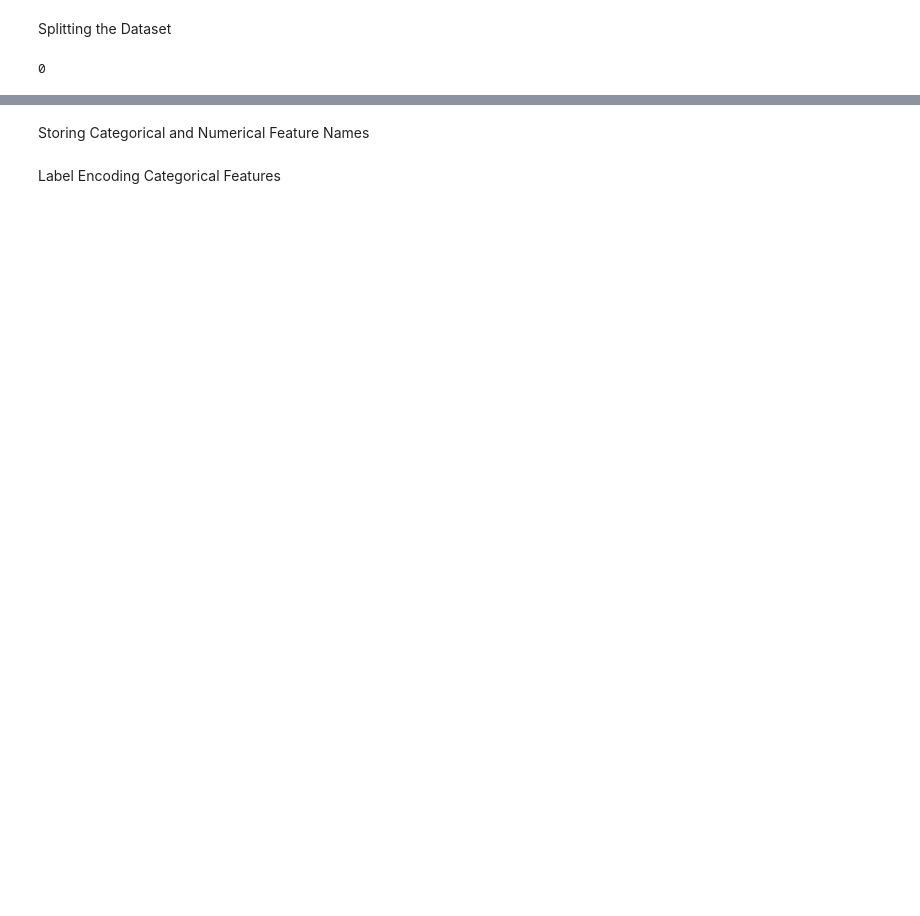
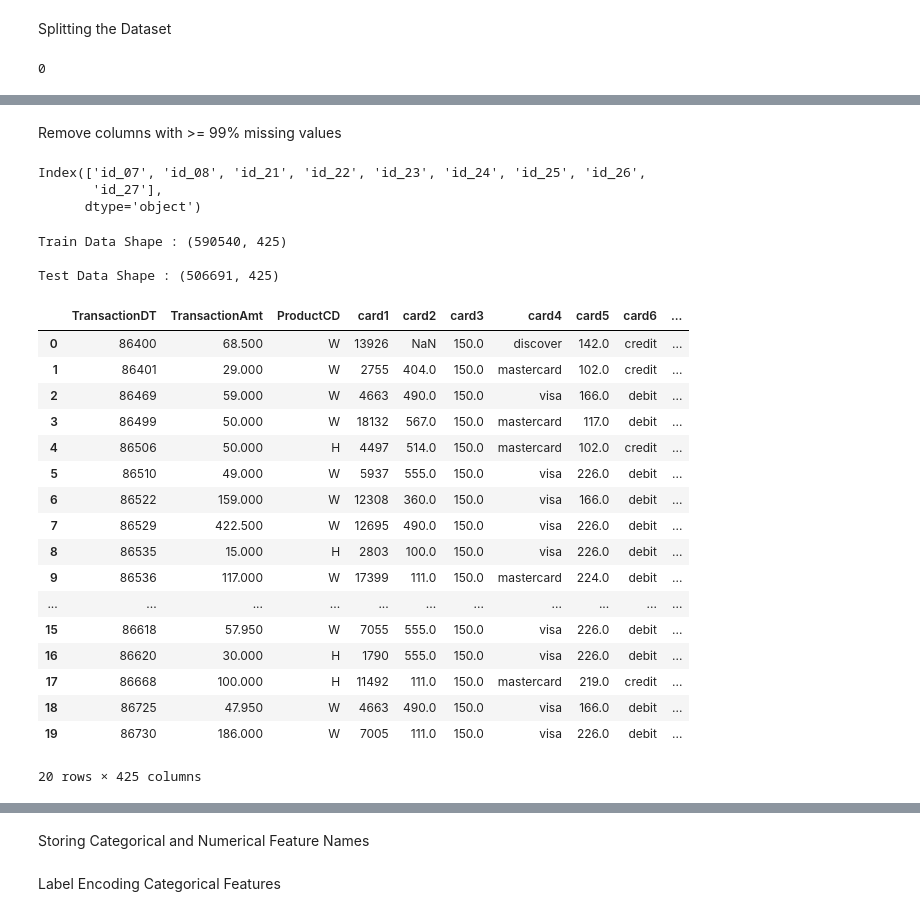
Before and after one commit to SteevenAlbert/IEEE-CIS-Fraud-Detection, a Jupyter notebook: Preprocessing.ipynb, the cells around one changed output, grey strips where cells are left out. Cells and saved outputs as stored; diff of their text form; code cells hidden in the pictures; blank space fills up the shorter version.

```diff
--- a/Preprocessing.ipynb
+++ b/Preprocessing.ipynb
@@ -171,0 +148,3 @@ gc.collect()
+# %%
+X_train = pd.read_pickle('dataset/train.pkl')
+X_test = pd.read_pickle('dataset/test.pkl')
@@ -171,0 +173,13 @@ gc.collect()
+# %% [markdown]
+Remove columns with >= 99% missing values
+# %%
+train = X_train.dropna(axis=1, how='any', thresh=0.01*X_train.shape[0], subset=None, inplace=False)
+
+todrop = X_train.columns.symmetric_difference(train.columns)
+print(todrop)
+
+X_train = train
+# %% [output]
+Index(['id_07', 'id_08', 'id_21', 'id_22', 'id_23', 'id_24', 'id_25', 'id_26',
+       'id_27'],
+      dtype='object')
@@ -171,0 +188,28 @@ gc.collect()
+# %%
+print("Train Data Shape : {} \n".format(X_train.shape))
+print("Test Data Shape : {} \n".format(X_test.shape))
+# %% [output]
+Train Data Shape : (590540, 425)
+
+Test Data Shape : (506691, 425)
+# %%
+X_train.head(20)
+# %% [output]
+|  | TransactionDT | TransactionAmt | ProductCD | card1 | card2 | card3 | card4 | card5 | card6 | ... |
+| 0 | 86400 | 68.500 | W | 13926 | NaN | 150.0 | discover | 142.0 | credit | ... |
+| 1 | 86401 | 29.000 | W | 2755 | 404.0 | 150.0 | mastercard | 102.0 | credit | ... |
+| 2 | 86469 | 59.000 | W | 4663 | 490.0 | 150.0 | visa | 166.0 | debit | ... |
+| 3 | 86499 | 50.000 | W | 18132 | 567.0 | 150.0 | mastercard | 117.0 | debit | ... |
+| 4 | 86506 | 50.000 | H | 4497 | 514.0 | 150.0 | mastercard | 102.0 | credit | ... |
+| 5 | 86510 | 49.000 | W | 5937 | 555.0 | 150.0 | visa | 226.0 | debit | ... |
+| 6 | 86522 | 159.000 | W | 12308 | 360.0 | 150.0 | visa | 166.0 | debit | ... |
+| 7 | 86529 | 422.500 | W | 12695 | 490.0 | 150.0 | visa | 226.0 | debit | ... |
+| 8 | 86535 | 15.000 | H | 2803 | 100.0 | 150.0 | visa | 226.0 | debit | ... |
+| 9 | 86536 | 117.000 | W | 17399 | 111.0 | 150.0 | mastercard | 224.0 | debit | ... |
+| ... | ... | ... | ... | ... | ... | ... | ... | ... | ... | ... |
+| 15 | 86618 | 57.950 | W | 7055 | 555.0 | 150.0 | visa | 226.0 | debit | ... |
+| 16 | 86620 | 30.000 | H | 1790 | 555.0 | 150.0 | visa | 226.0 | debit | ... |
+| 17 | 86668 | 100.000 | H | 11492 | 111.0 | 150.0 | mastercard | 219.0 | credit | ... |
+| 18 | 86725 | 47.950 | W | 4663 | 490.0 | 150.0 | visa | 166.0 | debit | ... |
+| 19 | 86730 | 186.000 | W | 7005 | 111.0 | 150.0 | visa | 226.0 | debit | ... |
+20 rows × 425 columns
```
Also changed, not shown: parts of 31 cells of this notebook.
